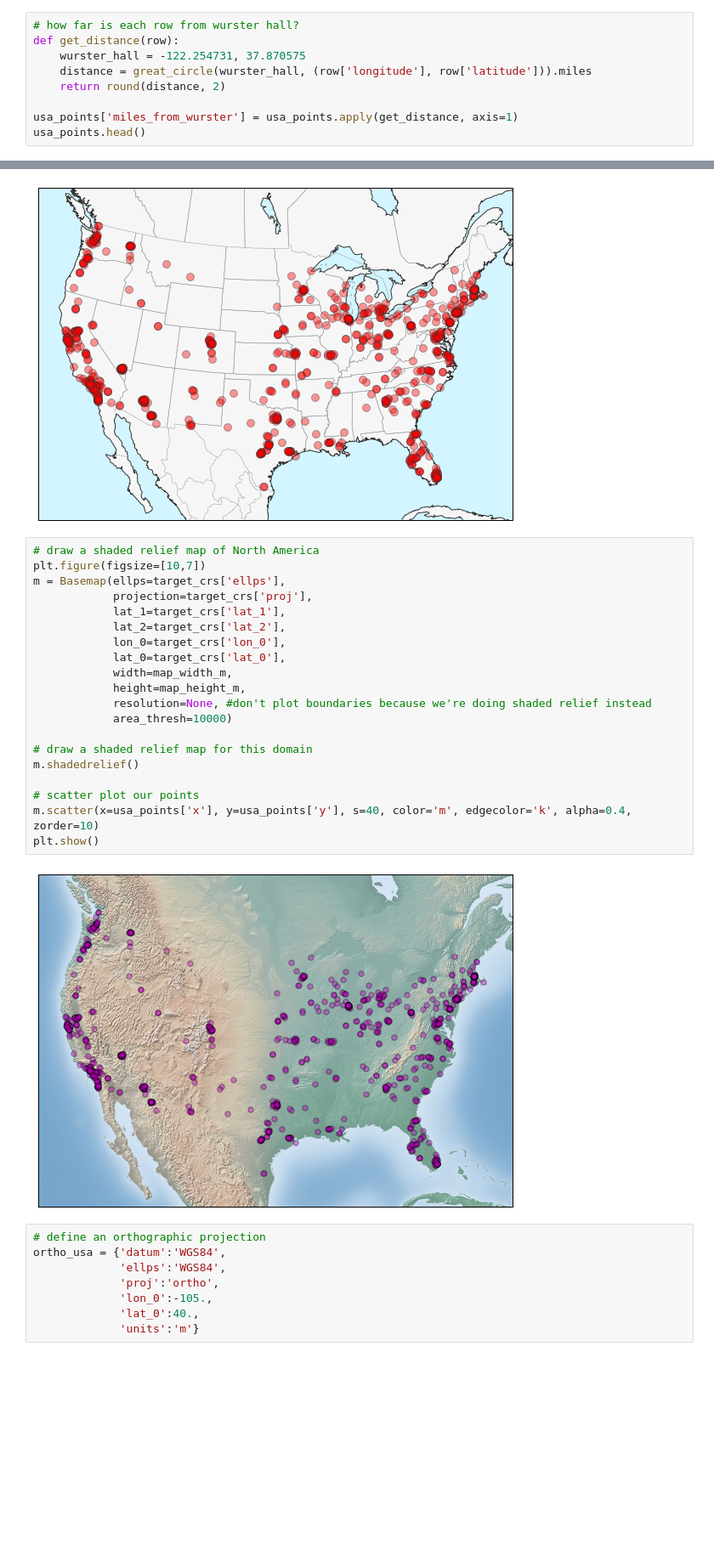
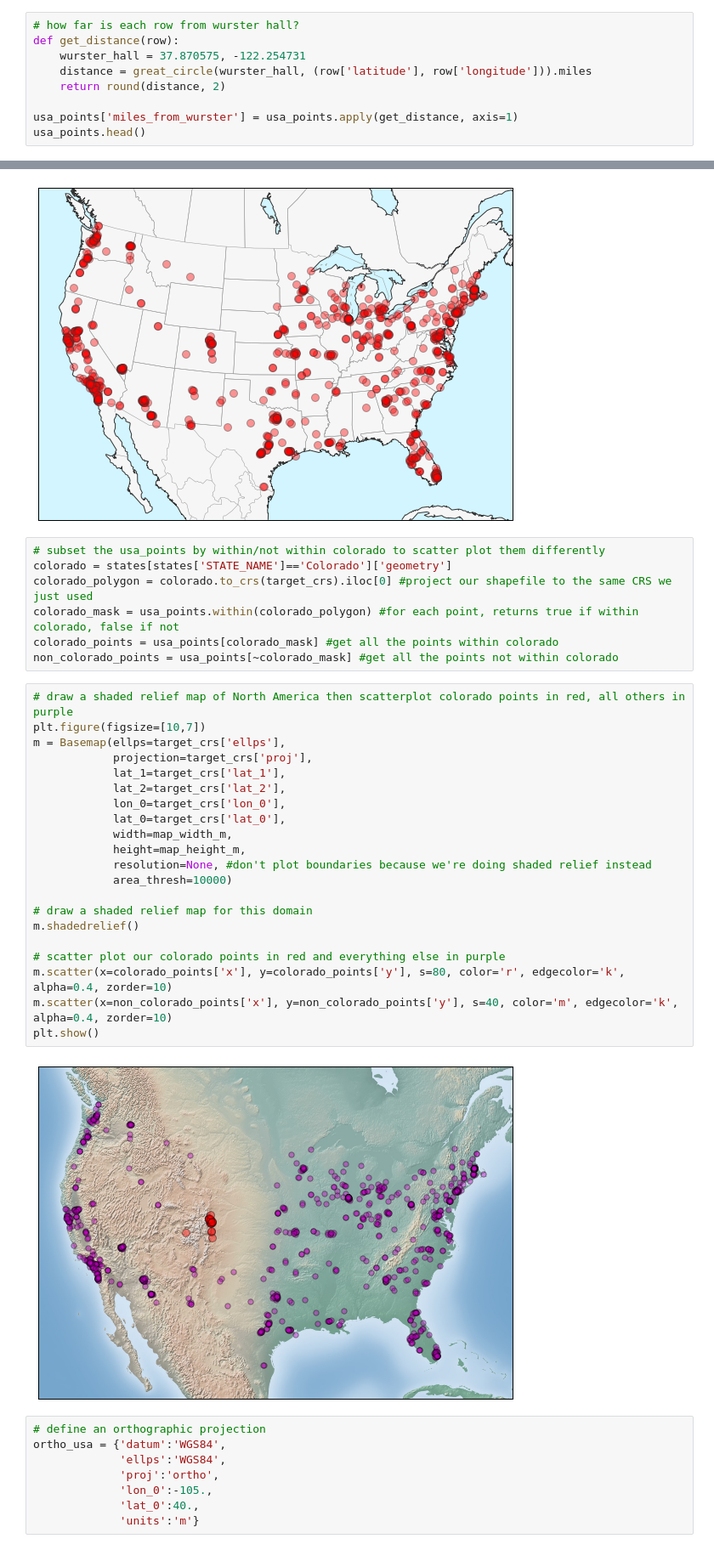
Before and after one commit to gboeing/ppde642, a Jupyter notebook: 19-Spatial-Analysis-and-Cartography/spatial-analysis-cartography.ipynb, the cells around one changed output, grey strips where cells are left out. Shown at 85% size. Saved outputs shown, nothing was run; the diff lists cells and outputs as text; blank space fills up the shorter version.

Commit message:
added subsetting to scatter plot different features with different colors

```diff
--- a/19-Spatial-Analysis-and-Cartography/spatial-analysis-cartography.ipynb
+++ b/19-Spatial-Analysis-and-Cartography/spatial-analysis-cartography.ipynb
@@ -75,8 +76,8 @@ great_circle(point0, point1).miles
 # %%
 # how far is each row from wurster hall?
 def get_distance(row):
-    wurster_hall = -122.254731, 37.870575
-    distance = great_circle(wurster_hall, (row['longitude'], row['latitude'])).miles
+    wurster_hall = 37.870575, -122.254731
+    distance = great_circle(wurster_hall, (row['latitude'], row['longitude'])).miles
     return round(distance, 2)
 
 usa_points['miles_from_wurster'] = usa_points.apply(get_distance, axis=1)
@@ -344,28 +346,36 @@ m.scatter(x=usa_points['x'], y=usa_points['y'], s=80, color='r', edgecolor='#333
 plt.show()
 # %% [output]
 [figure]
+# %%
+# subset the usa_points by within/not within colorado to scatter plot them differently
+colorado = states[states['STATE_NAME']=='Colorado']['geometry']
+colorado_polygon = colorado.to_crs(target_crs).iloc[0] #project our shapefile to the same CRS we just used
+colorado_mask = usa_points.within(colorado_polygon) #for each point, returns true if within colorado, false if not
+colorado_points = usa_points[colorado_mask] #get all the points within colorado
+non_colorado_points = usa_points[~colorado_mask] #get all the points not within colorado
 # %%
-# draw a shaded relief map of North America
+# draw a shaded relief map of North America then scatterplot colorado points in red, all others in purple
 plt.figure(figsize=[10,7])
 m = Basemap(ellps=target_crs['ellps'],
             projection=target_crs['proj'],
             lat_1=target_crs['lat_1'],
             lat_2=target_crs['lat_2'],
             lon_0=target_crs['lon_0'],
             lat_0=target_crs['lat_0'],
             width=map_width_m,
             height=map_height_m,
             resolution=None, #don't plot boundaries because we're doing shaded relief instead
             area_thresh=10000)
 
 # draw a shaded relief map for this domain
 m.shadedrelief()
 
-# scatter plot our points
-m.scatter(x=usa_points['x'], y=usa_points['y'], s=40, color='m', edgecolor='k', alpha=0.4, zorder=10)
+# scatter plot our colorado points in red and everything else in purple
+m.scatter(x=colorado_points['x'], y=colorado_points['y'], s=80, color='r', edgecolor='k', alpha=0.4, zorder=10)
+m.scatter(x=non_colorado_points['x'], y=non_colorado_points['y'], s=40, color='m', edgecolor='k', alpha=0.4, zorder=10)
 plt.show()
 # %% [output]
-[figure, old version]
+[figure, new version]
 # %%
 # define an orthographic projection
 ortho_usa = {'datum':'WGS84',
```
Also changed, not shown: parts of 6 cells of this notebook.
